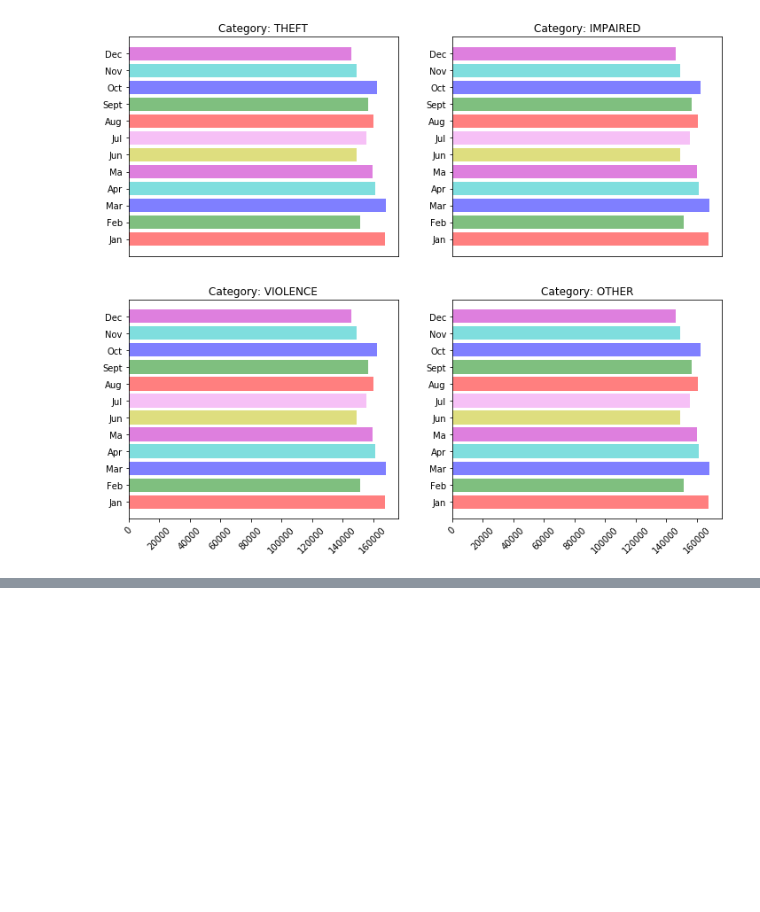
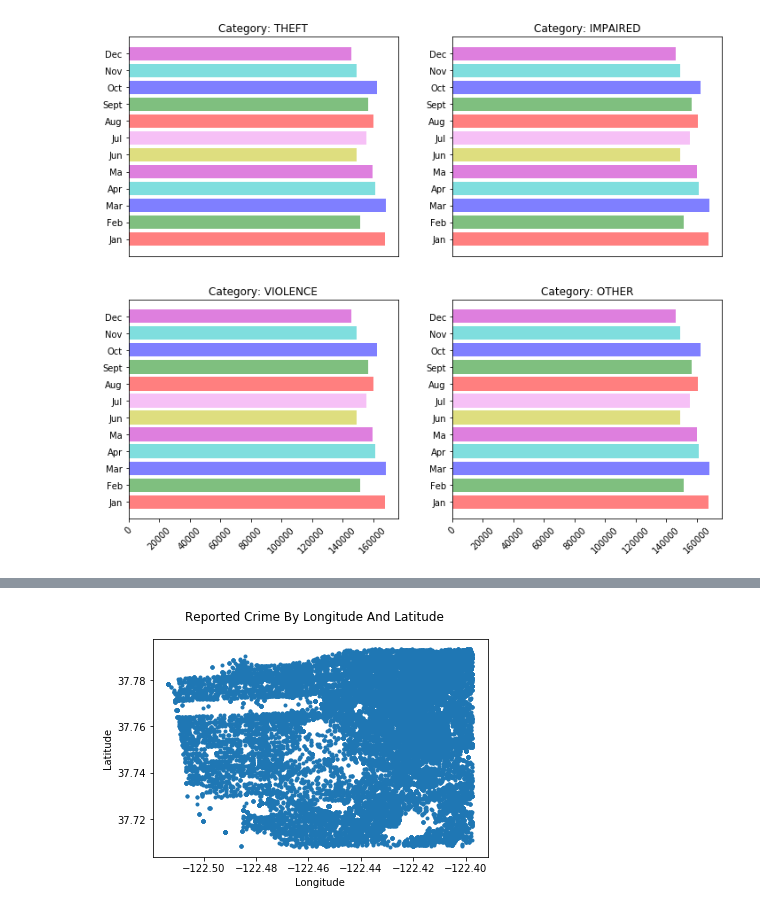
Before and after one commit to YonatanRA/web_apps_python, a Jupyter notebook: Maps app/v1/Mapa crimenes.ipynb, the cells around one changed output, grey strips where cells are left out. Saved outputs shown, nothing was run; the diff lists cells and outputs as text; code cells hidden in the pictures; blank space fills up the shorter version.

```diff
--- a/Maps app/v1/Mapa crimenes.ipynb
+++ b/Maps app/v1/Mapa crimenes.ipynb
@@ -241,0 +244,8 @@ for i in range(1,5):
+# %%
+# plot geocords
+# remove edge coordinates / outliers
+q = df["Longitude"].quantile(0.95)
+df = df[df["Longitude"] < q]
+q = df["Latitude"].quantile(0.95)
+df = df[df["Latitude"] < q]
+df["Latitude"].describe()
@@ -241,0 +262,13 @@ for i in range(1,5):
+# %%
+plt.plot(df.Longitude.head(50000),
+         df.Latitude.head(50000),
+         linestyle='none', marker='.')
+
+
+plt.suptitle('Reported Crime By Longitude And Latitude')
+plt.xlabel('Longitude')
+plt.ylabel('Latitude')
+
+plt.show();
+# %% [output]
+[figure, added]
```
Also changed, not shown: parts of 6 cells of this notebook.
